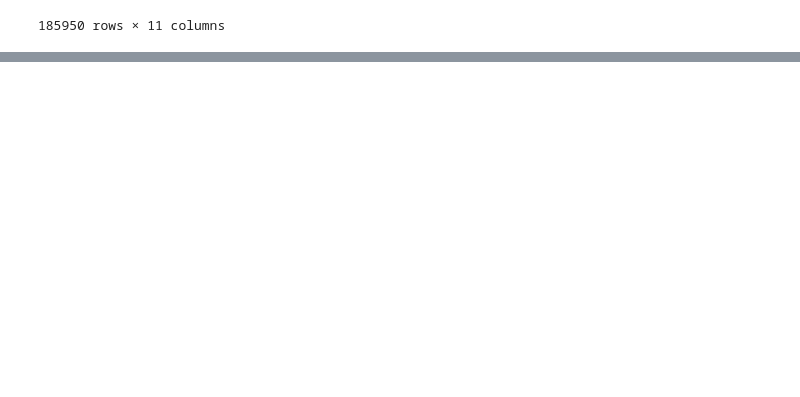
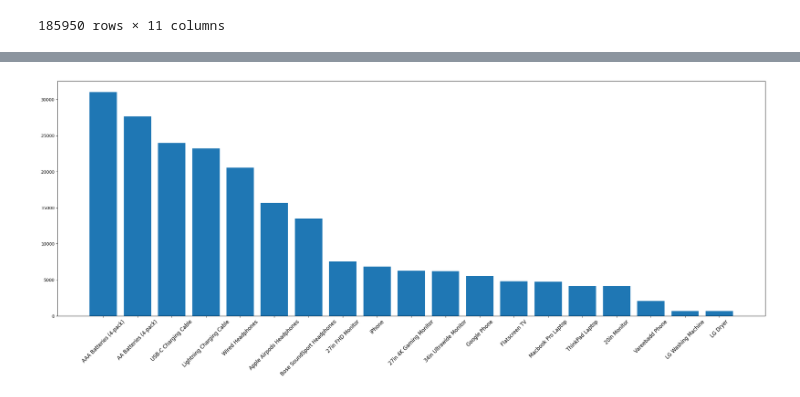
Before and after one commit to jamespairepo/sales_analysis, a Jupyter notebook: analysis.ipynb, the cells around one changed output, grey strips where cells are left out. Saved outputs shown, nothing was run; the diff lists cells and outputs as text; code cells hidden in the pictures; blank space fills up the shorter version.

```diff
--- a/analysis.ipynb
+++ b/analysis.ipynb
@@ -485,0 +581,5 @@ order_id
+# %%
+product_group = all_data.groupby('Product')
+total_quantity_ordered = product_group['Quantity Ordered'].sum().reset_index()
+sorted_total_quantity_ordered = total_quantity_ordered.sort_values(by='Quantity Ordered', ascending=False)
+sorted_total_quantity_ordered
@@ -485,0 +607,8 @@ order_id
+# %%
+plt.figure(figsize=(30,10))
+plt.bar(sorted_total_quantity_ordered['Product'], sorted_total_quantity_ordered['Quantity Ordered'])
+plt.xticks(rotation=45, size=12)
+
+plt.show()
+# %% [output]
+[figure, added]
```
Also changed, not shown: parts of 12 cells of this notebook, 1 other file.
